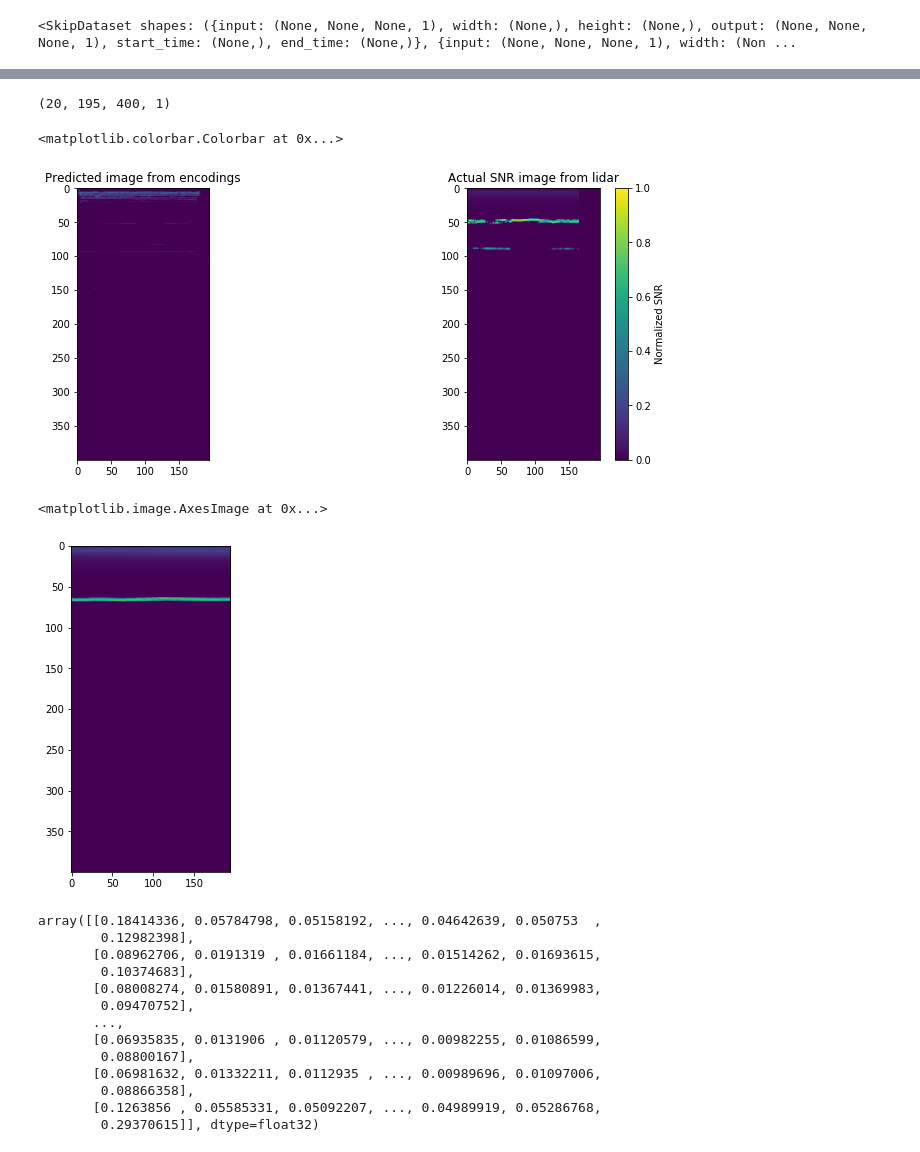
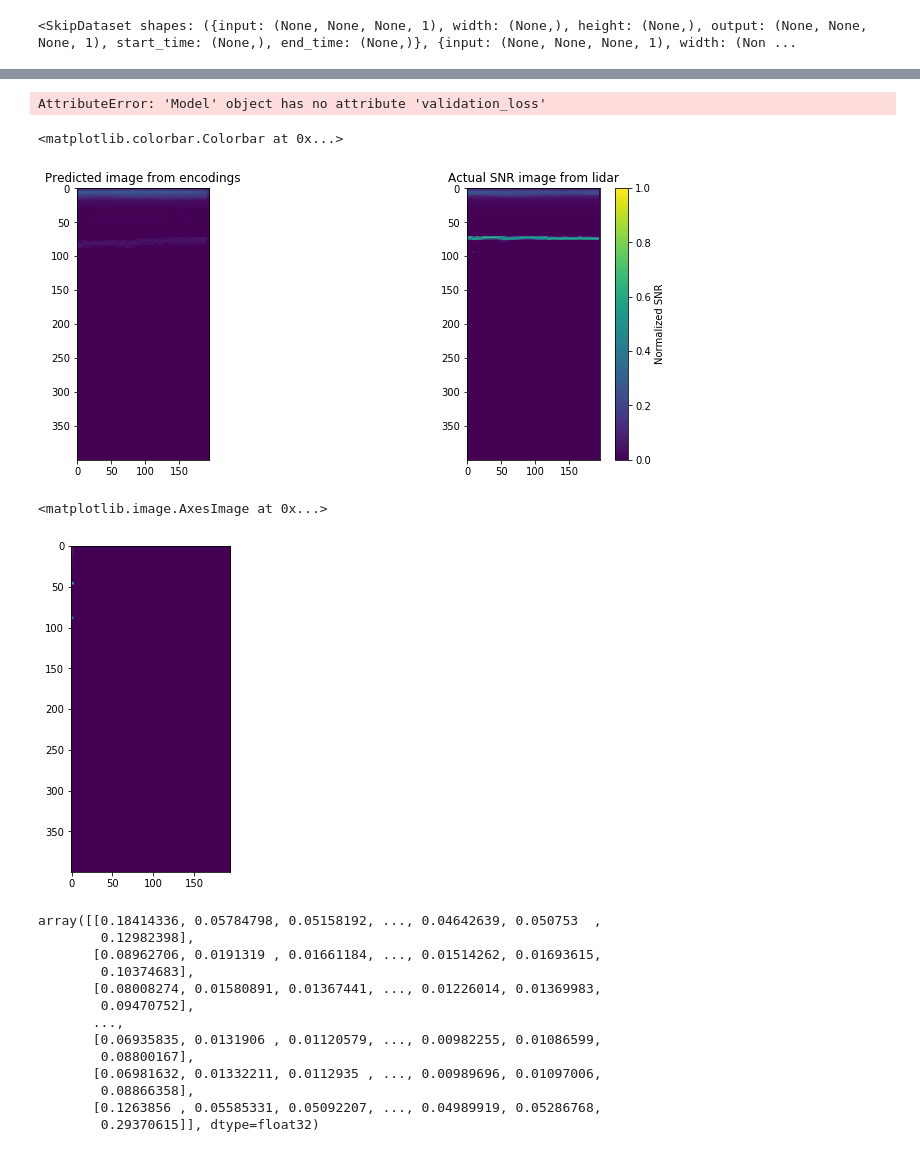
Before and after one commit to rcjackson/arming_the_edge, a Jupyter notebook: notebooks/Time period identification.ipynb, the cells around one changed output, grey strips where cells are left out. Drawn from its saved outputs; the diff is of its cells as text; code cells hidden in the pictures.

```diff
--- a/notebooks/Time period identification.ipynb
+++ b/notebooks/Time period identification.ipynb
@@ -89,7 +87,7 @@ my_ds.snr.isel(time=0).values
 # %% [markdown]
 ## Encoder for lidar data
 # %%
-tfrecords_path = '/nfs/gce/projects/digr/lidar_tfrecords/10min/*.tfrecord'
+tfrecords_path = '/nfs/gce/projects/digr/lidar_tfrecords/5min/*.tfrecord'
 is_training = True
 shuffle = False
 my_shape = ()
@@ -108,23 +106,31 @@ def input_fn():
         features['image_raw'] = tf.reshape(features['image_raw'], shape=list(my_shape))
 
         return {'input': features['image_raw'], 'width': features['width'], 'height': features['height'],
-                'output': features['image_raw'], 'start_time': features['start_time'],
+                'start_time': features['start_time'],
                 'end_time': features['end_time']}
 
     def rotate90(record):
         record['input'] = tf.image.rot90(record['input'], k=1)
+        record['input'] = tf.transpose(record['input'], perm=[1, 0, 2])
         return record
 
     def rotate180(record):
         record['input'] = tf.image.rot90(record['input'], k=2)
+        #record['input'] = tf.transpose(record['input'])
+        return record
+
+    def get_label_rec(record):
+        print(record['start_time'])
+        record['output'] = get_label(dt64_to_dt(record['start_time']))
         return record
 
     file_list = sorted(glob(tfrecords_path))
     dataset = tf.data.TFRecordDataset(file_list)
 
-    dataset = dataset.map(parse_record)
-    dataset = dataset.concatenate(dataset.map(rotate180))
-    dataset = dataset.concatenate(dataset.map(rotate90))
+    dataset = dataset.map(parse_record, num_parallel_calls=4)
+    dataset = dataset.map(get_label_rec)
+    #dataset = dataset.concatenate(dataset.map(rotate180))
+    #dataset = dataset.concatenate(dataset.map(rotate90))
     #rotate45 = lambda x: rotate_input(x, np.pi/4)
     #dataset = dataset.concatenate(dataset.map(rotate45))
     #rotatem45 = lambda x: rotate_input(x, -np.pi/4)
@@ -137,9 +143,9 @@ def input_fn():
     #dataset = dataset.concatenate(dataset.map(rotate270))
     # add rotated images
 
-    dataset = dataset.shuffle(20, reshuffle_each_iteration=True)
+    dataset = dataset.shuffle(20)
     dataset = dataset.batch(20)
-    dataset = tf.data.Dataset.zip((dataset, dataset))
+    dataset = tf.data.Dataset.zip((dataset))
 
     return dataset
 
@@ -303,2 +406,2 @@ KeyboardInterrupt:
 # %%
-model = load_model('/home/rjackson/arming_the_edge/models/encoder-decoder/model-z-only-5min-019.hdf5')
+model = load_model('/home/rjackson/arming_the_edge/models/encoder-decoder/model-snr-6layer-2chan-012.hdf5')
@@ -317,23 +442,23 @@ WARNING:tensorflow:Your input ran out of data; interrupting training. Make sure
-# %%
-predicted_set.shape
-# %% [output]
-(20, 195, 400, 1)
+# %%
+model.validation_loss
+# %% [output]
+AttributeError: 'Model' object has no attribute 'validation_loss'
 # %%
 fig, ax = plt.subplots(1, 2, figsize=(12,5))
-ax[0].imshow(predicted_set[10,:,:,0].T, vmin=0, vmax=1)
+ax[0].imshow(predicted_set[9,:,:,0].T, vmin=0, vmax=1)
 ax[0].set_title('Predicted image from encodings')
-c = ax[1].imshow(observed_set[10,:,:,0].T, vmin=0, vmax=1)
+c = ax[1].imshow(observed_set[9,:,:,0].T, vmin=0, vmax=1)
 ax[1].set_title('Actual SNR image from lidar')
 plt.colorbar(c, ax=ax[1], label='Normalized SNR')
 # %% [output]
 <matplotlib.colorbar.Colorbar at 0x...>
-[figure, old version]
+[figure, new version]
 # %%
 plt.figure(figsize=(10,6))
 plt.imshow(observed_set[12,:,:,0].T, vmin=0, vmax=1)
 # %% [output]
 <matplotlib.image.AxesImage at 0x...>
-[figure, old version]
+[figure, new version]
 # %%
 predicted_set[12,:,:,0]
 # %% [output]
```
Also changed, not shown: parts of 19 cells of this notebook, 5 other files.
